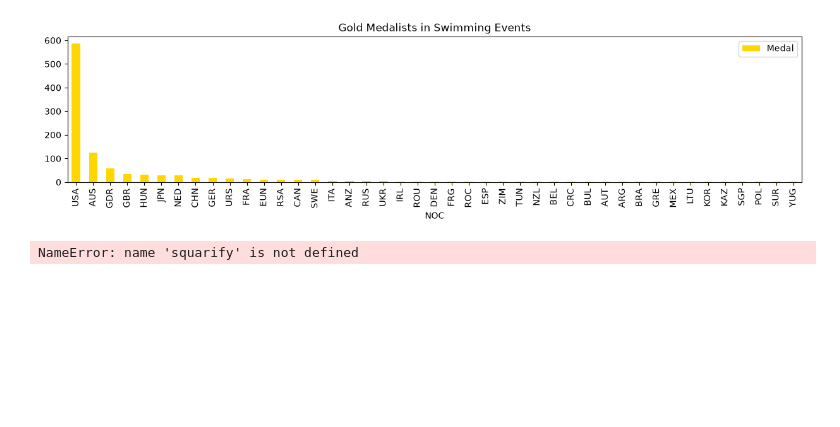
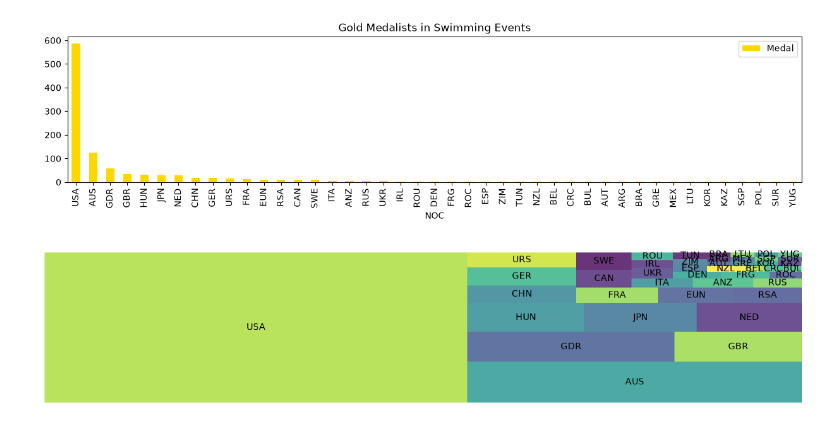
Before and after one commit to blueberry2187/SwimmingTest, a Jupyter notebook: FOR VISUALS Swimmer Data Set Python File copy.ipynb, the cells around one changed output. Drawn from its saved outputs; the diff is of its cells as text; code cells hidden in the pictures; blank space fills up the shorter version.

Commit message:
Fix swimming medal treemap

```diff
--- a/FOR VISUALS Swimmer Data Set Python File copy.ipynb
+++ b/FOR VISUALS Swimmer Data Set Python File copy.ipynb
@@ -123,10 +123,11 @@ df_noc_agg_gold.plot.bar(x="NOC", y="Medal", title="Gold Medalists in Swimming E
 <Axes: title={'center': 'Gold Medalists in Swimming Events'}, xlabel='NOC'>
 [figure]
 # %%
-squarify.plot(sizes=df['Medal'], label=df['NOC'], alpha=.8 )
+plt.figure(figsize=(15,3))
+squarify.plot(sizes=df_noc_agg_gold['Medal'], label=df_noc_agg_gold['NOC'], alpha=.8)
 plt.axis('off')
 plt.show()
 
-##Want to make a treemap, but having issues right now because squarify can't be identified.
+##Making a treemmap of every country that has recieved gold medals in swimming events. The size of the box is determined by the number of gold medals won by each country.
 # %% [output]
-NameError: name 'squarify' is not defined
+[figure, added]
```
Also changed, not shown: parts of 3 cells of this notebook.
